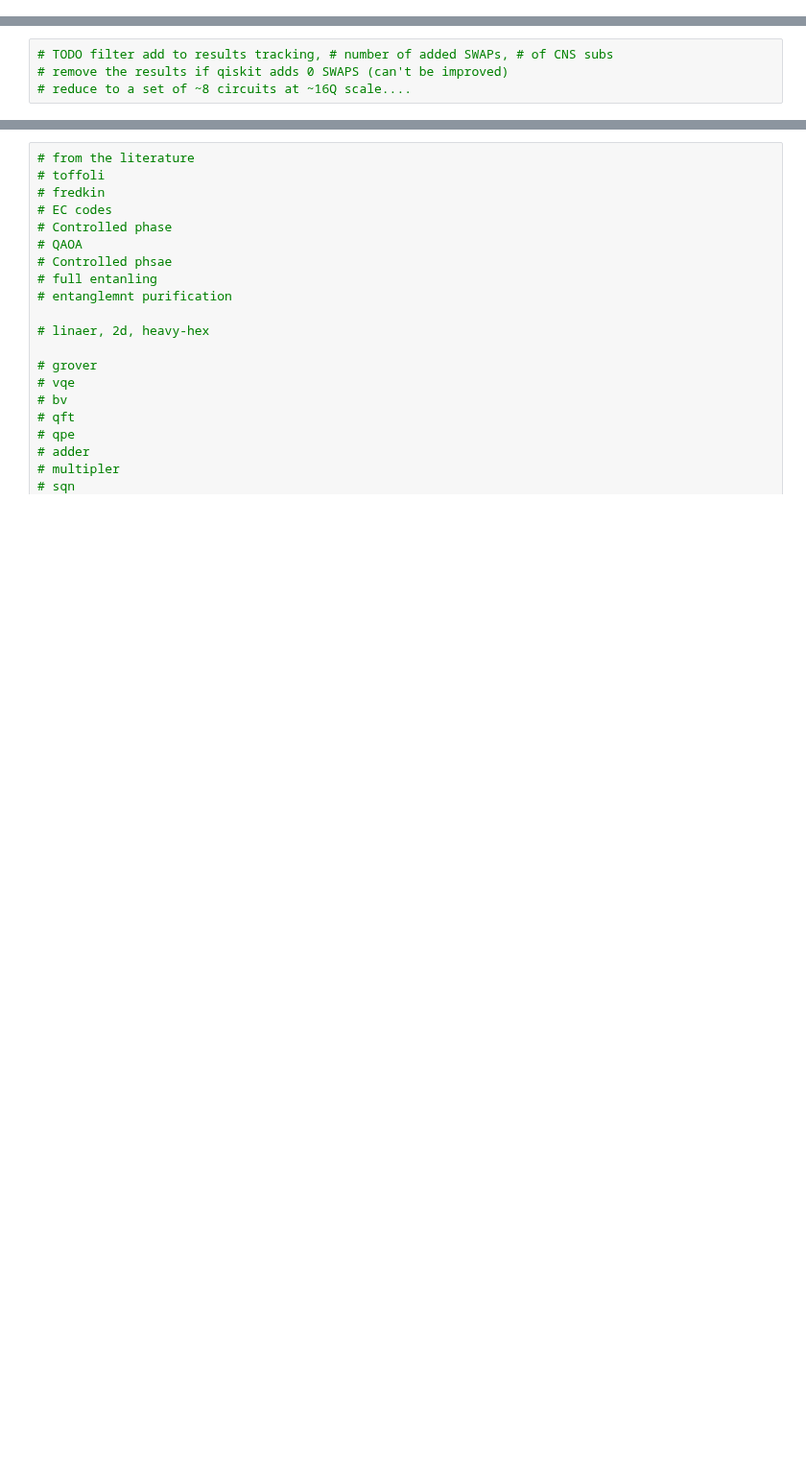
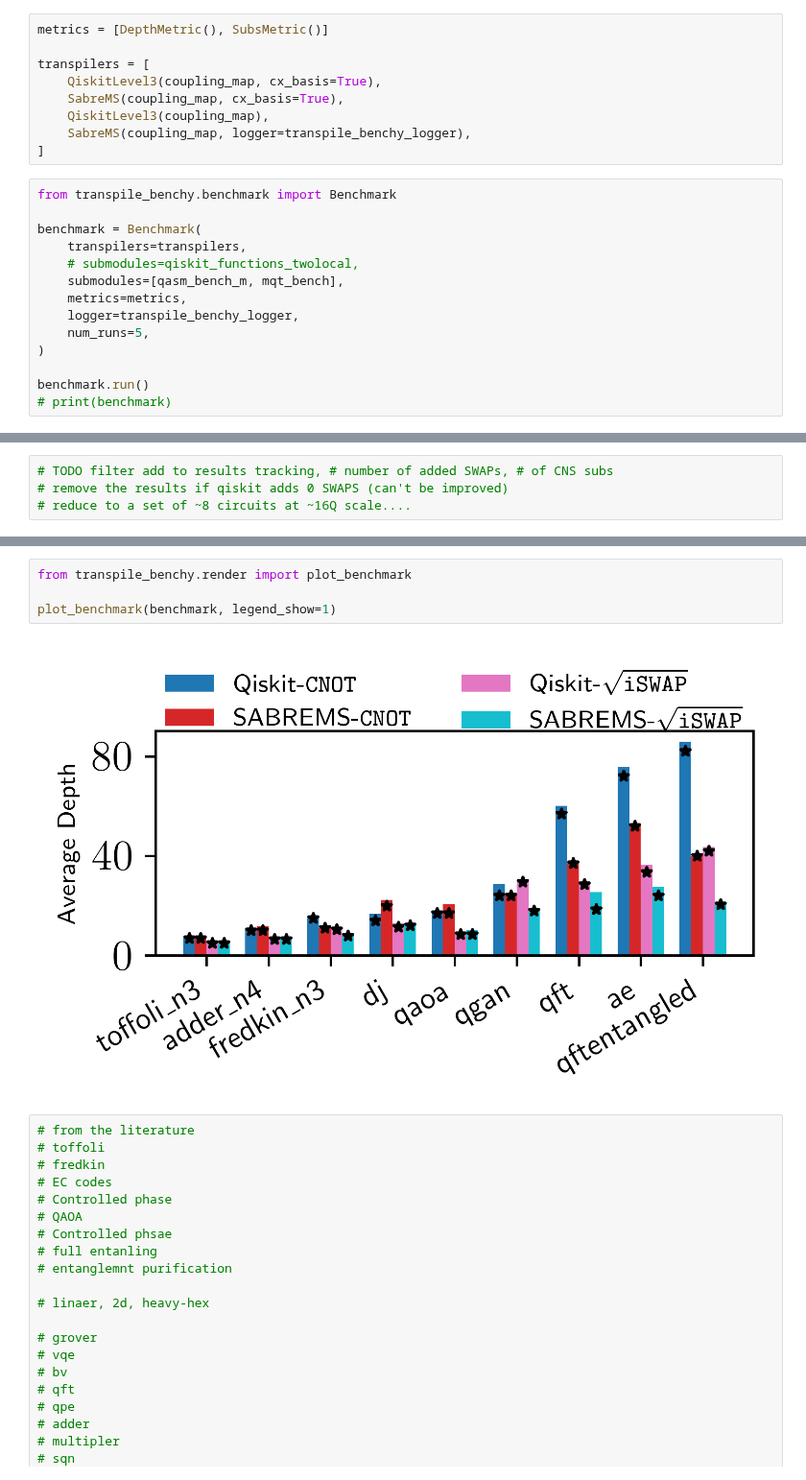
Before and after one commit to Pitt-JonesLab/mirror-gates, a Jupyter notebook: src/notebooks/bench.ipynb, the cells around one changed output, grey strips where cells are left out. Shown at 96% size. Drawn from its saved outputs; the diff is of its cells as text; blank space fills up the shorter version.

Commit message:
bench uses new benchy functionality

```diff
--- a/src/notebooks/bench.ipynb
+++ b/src/notebooks/bench.ipynb
@@ -125,0 +84,23 @@ Percent volume of A_C2   | Cost  | Sequence name
+# %%
+metrics = [DepthMetric(), SubsMetric()]
+
+transpilers = [
+    QiskitLevel3(coupling_map, cx_basis=True),
+    SabreMS(coupling_map, cx_basis=True),
+    QiskitLevel3(coupling_map),
+    SabreMS(coupling_map, logger=transpile_benchy_logger),
+]
+# %%
+from transpile_benchy.benchmark import Benchmark
+
+benchmark = Benchmark(
+    transpilers=transpilers,
+    # submodules=qiskit_functions_twolocal,
+    submodules=[qasm_bench_m, mqt_bench],
+    metrics=metrics,
+    logger=transpile_benchy_logger,
+    num_runs=5,
+)
+
+benchmark.run()
+# print(benchmark)
@@ -227,3 +172,9 @@ benchmark.plot(save=1, legend_show=0)
+# %%
+from transpile_benchy.render import plot_benchmark
+
+plot_benchmark(benchmark, legend_show=1)
+# %% [output]
+[figure, added]
 # %%
 # from the literature
 # toffoli
```
Also changed, not shown: parts of 15 cells of this notebook, 3 other files.
